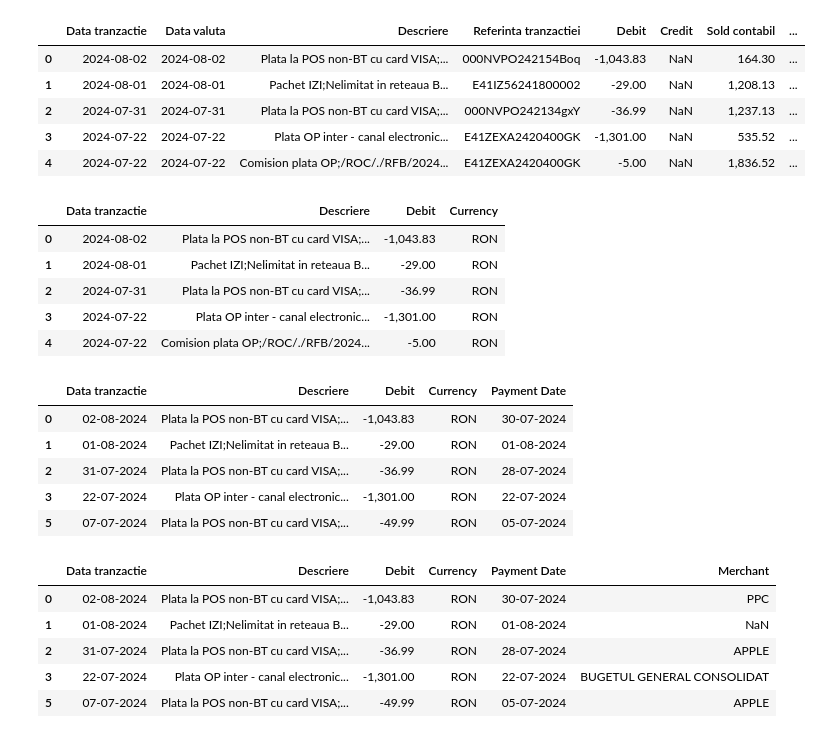
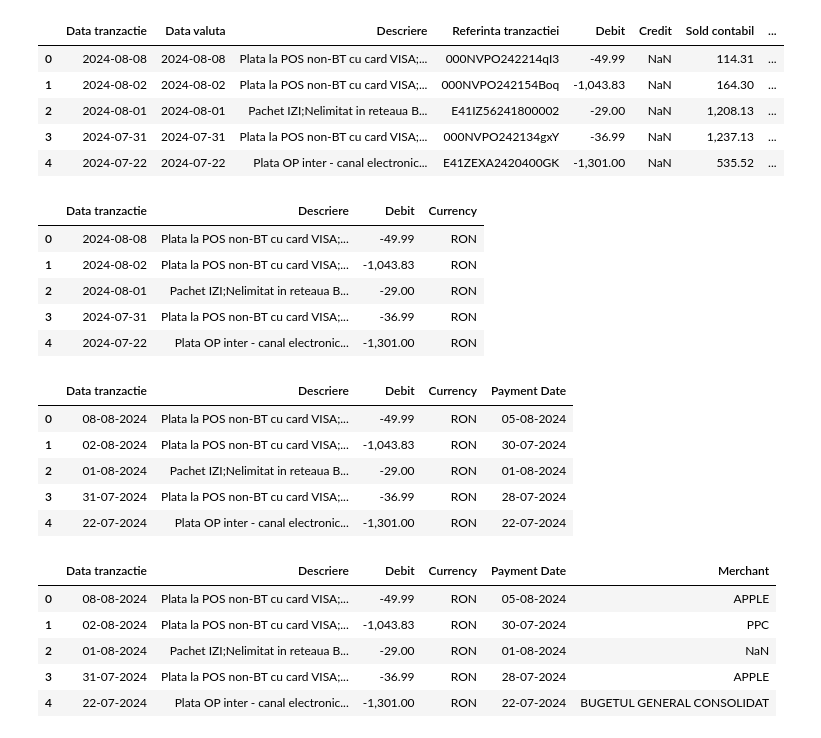
Before and after one commit to mihnearad/BankingInfo-Parse-Script, a Jupyter notebook: Jupyter/BT.ipynb, the cells around one changed output. Saved outputs shown, nothing was run; the diff lists cells and outputs as text; code cells hidden in the pictures.

```diff
--- a/Jupyter/BT.ipynb
+++ b/Jupyter/BT.ipynb
@@ -1,27 +1,27 @@
 # %%
 import pandas as pd
 import numpy as np
 
 
-btradron = pd.read_csv("./.data/BTRADRON.csv", skiprows=16)
+btradron = pd.read_csv("/home/mihnearad/Development/BankingInfo-Parse-Script/.data/BTRADRON.csv", skiprows=16)
 
 btradron["Currency"] = "RON"
 
-btradeur = pd.read_csv("./.data/BTRADEUR.csv", skiprows=16)
+btradeur = pd.read_csv("/home/mihnearad/Development/BankingInfo-Parse-Script/.data/BTRADEUR.csv", skiprows=16)
 
 btradeur["Currency"] = "EUR"
 
 
 df = pd.concat([btradron, btradeur], ignore_index=True)
 
 df.head()
 # %% [output]
 |  | Data tranzactie | Data valuta | Descriere | Referinta tranzactiei | Debit | Credit | Sold contabil | ... |
-| 0 | 2024-08-02 | 2024-08-02 | Plata la POS non-BT cu card VISA;... | 000NVPO242154Boq | -1,043.83 | NaN | 164.30 | ... |
-| 1 | 2024-08-01 | 2024-08-01 | Pachet IZI;Nelimitat in reteaua B... | E41IZ56241800002 | -29.00 | NaN | 1,208.13 | ... |
-| 2 | 2024-07-31 | 2024-07-31 | Plata la POS non-BT cu card VISA;... | 000NVPO242134gxY | -36.99 | NaN | 1,237.13 | ... |
-| 3 | 2024-07-22 | 2024-07-22 | Plata OP inter - canal electronic... | E41ZEXA2420400GK | -1,301.00 | NaN | 535.52 | ... |
-| 4 | 2024-07-22 | 2024-07-22 | Comision plata OP;/ROC/./RFB/2024... | E41ZEXA2420400GK | -5.00 | NaN | 1,836.52 | ... |
+| 0 | 2024-08-08 | 2024-08-08 | Plata la POS non-BT cu card VISA;... | 000NVPO242214qI3 | -49.99 | NaN | 114.31 | ... |
+| 1 | 2024-08-02 | 2024-08-02 | Plata la POS non-BT cu card VISA;... | 000NVPO242154Boq | -1,043.83 | NaN | 164.30 | ... |
+| 2 | 2024-08-01 | 2024-08-01 | Pachet IZI;Nelimitat in reteaua B... | E41IZ56241800002 | -29.00 | NaN | 1,208.13 | ... |
+| 3 | 2024-07-31 | 2024-07-31 | Plata la POS non-BT cu card VISA;... | 000NVPO242134gxY | -36.99 | NaN | 1,237.13 | ... |
+| 4 | 2024-07-22 | 2024-07-22 | Plata OP inter - canal electronic... | E41ZEXA2420400GK | -1,301.00 | NaN | 535.52 | ... |
 # %%
 df = df.drop(
     ["Referinta tranzactiei", "Credit", "Sold contabil", "Data valuta"], axis=1
@@ -30,11 +30,11 @@ df = df.drop(
 df.head()
 # %% [output]
 |  | Data tranzactie | Descriere | Debit | Currency |
-| 0 | 2024-08-02 | Plata la POS non-BT cu card VISA;... | -1,043.83 | RON |
-| 1 | 2024-08-01 | Pachet IZI;Nelimitat in reteaua B... | -29.00 | RON |
-| 2 | 2024-07-31 | Plata la POS non-BT cu card VISA;... | -36.99 | RON |
-| 3 | 2024-07-22 | Plata OP inter - canal electronic... | -1,301.00 | RON |
-| 4 | 2024-07-22 | Comision plata OP;/ROC/./RFB/2024... | -5.00 | RON |
+| 0 | 2024-08-08 | Plata la POS non-BT cu card VISA;... | -49.99 | RON |
+| 1 | 2024-08-02 | Plata la POS non-BT cu card VISA;... | -1,043.83 | RON |
+| 2 | 2024-08-01 | Pachet IZI;Nelimitat in reteaua B... | -29.00 | RON |
+| 3 | 2024-07-31 | Plata la POS non-BT cu card VISA;... | -36.99 | RON |
+| 4 | 2024-07-22 | Plata OP inter - canal electronic... | -1,301.00 | RON |
 # %%
 df["Payment Date"] = df["Descriere"].str.extract(r"(POS\s(\d{2}\/\d{2}\/\d{4}))")[1]
 regex_pattern = r"Schimb valutar|LT383250069969855031|Comision"
@@ -67,11 +67,11 @@ filtered_df["Payment Date"] = filtered_df["Payment Date"].fillna(
 filtered_df.head()
 # %% [output]
 |  | Data tranzactie | Descriere | Debit | Currency | Payment Date |
-| 0 | 02-08-2024 | Plata la POS non-BT cu card VISA;... | -1,043.83 | RON | 30-07-2024 |
-| 1 | 01-08-2024 | Pachet IZI;Nelimitat in reteaua B... | -29.00 | RON | 01-08-2024 |
-| 2 | 31-07-2024 | Plata la POS non-BT cu card VISA;... | -36.99 | RON | 28-07-2024 |
-| 3 | 22-07-2024 | Plata OP inter - canal electronic... | -1,301.00 | RON | 22-07-2024 |
-| 5 | 07-07-2024 | Plata la POS non-BT cu card VISA;... | -49.99 | RON | 05-07-2024 |
+| 0 | 08-08-2024 | Plata la POS non-BT cu card VISA;... | -49.99 | RON | 05-08-2024 |
+| 1 | 02-08-2024 | Plata la POS non-BT cu card VISA;... | -1,043.83 | RON | 30-07-2024 |
+| 2 | 01-08-2024 | Pachet IZI;Nelimitat in reteaua B... | -29.00 | RON | 01-08-2024 |
+| 3 | 31-07-2024 | Plata la POS non-BT cu card VISA;... | -36.99 | RON | 28-07-2024 |
+| 4 | 22-07-2024 | Plata OP inter - canal electronic... | -1,301.00 | RON | 22-07-2024 |
 # %%
 filtered_df["Merchant"] = filtered_df["Descriere"].str.extract(
     r"TID:\s*(?:[^\s]{2,8}\s+)?(\w+)"
@@ -83,11 +83,11 @@ filtered_df["Merchant"] = filtered_df["Merchant"].fillna(
 filtered_df.head()
 # %% [output]
 |  | Data tranzactie | Descriere | Debit | Currency | Payment Date | Merchant |
-| 0 | 02-08-2024 | Plata la POS non-BT cu card VISA;... | -1,043.83 | RON | 30-07-2024 | PPC |
-| 1 | 01-08-2024 | Pachet IZI;Nelimitat in reteaua B... | -29.00 | RON | 01-08-2024 | NaN |
-| 2 | 31-07-2024 | Plata la POS non-BT cu card VISA;... | -36.99 | RON | 28-07-2024 | APPLE |
-| 3 | 22-07-2024 | Plata OP inter - canal electronic... | -1,301.00 | RON | 22-07-2024 | BUGETUL GENERAL CONSOLIDAT |
-| 5 | 07-07-2024 | Plata la POS non-BT cu card VISA;... | -49.99 | RON | 05-07-2024 | APPLE |
+| 0 | 08-08-2024 | Plata la POS non-BT cu card VISA;... | -49.99 | RON | 05-08-2024 | APPLE |
+| 1 | 02-08-2024 | Plata la POS non-BT cu card VISA;... | -1,043.83 | RON | 30-07-2024 | PPC |
+| 2 | 01-08-2024 | Pachet IZI;Nelimitat in reteaua B... | -29.00 | RON | 01-08-2024 | NaN |
+| 3 | 31-07-2024 | Plata la POS non-BT cu card VISA;... | -36.99 | RON | 28-07-2024 | APPLE |
+| 4 | 22-07-2024 | Plata OP inter - canal electronic... | -1,301.00 | RON | 22-07-2024 | BUGETUL GENERAL CONSOLIDAT |
 # %%
 
 # Assuming filtered_df is already loaded with your data
```
Also changed, not shown: parts of 3 cells of this notebook, 24 other files.
